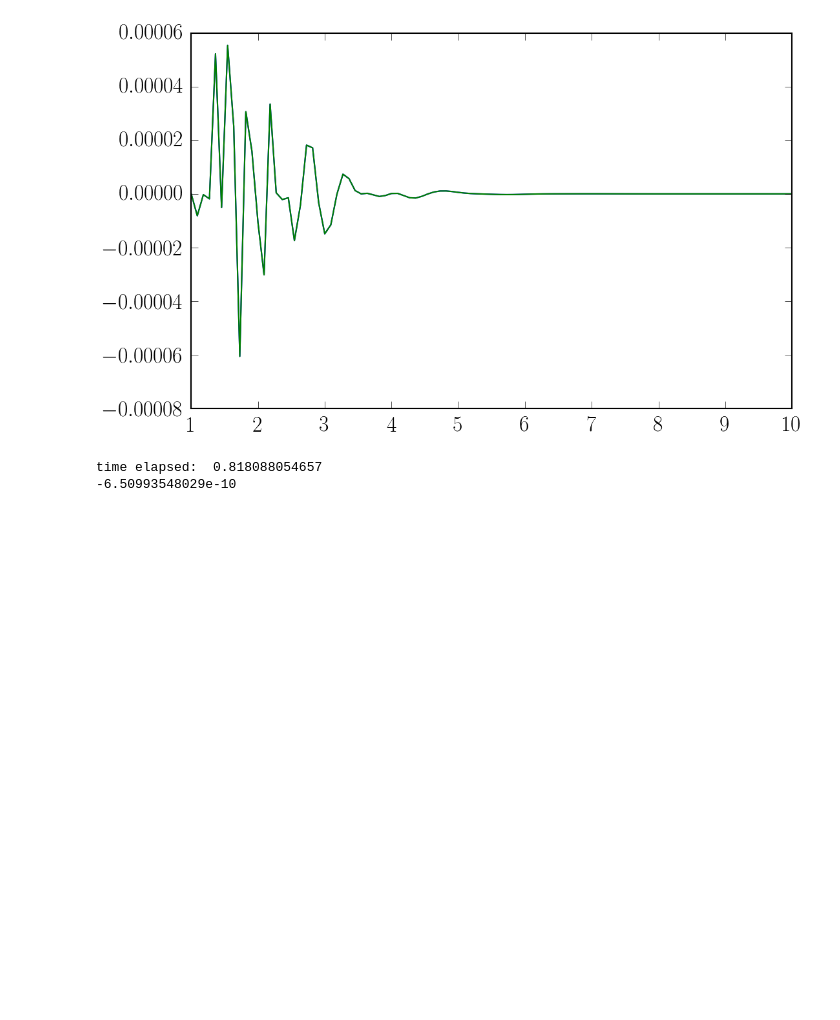
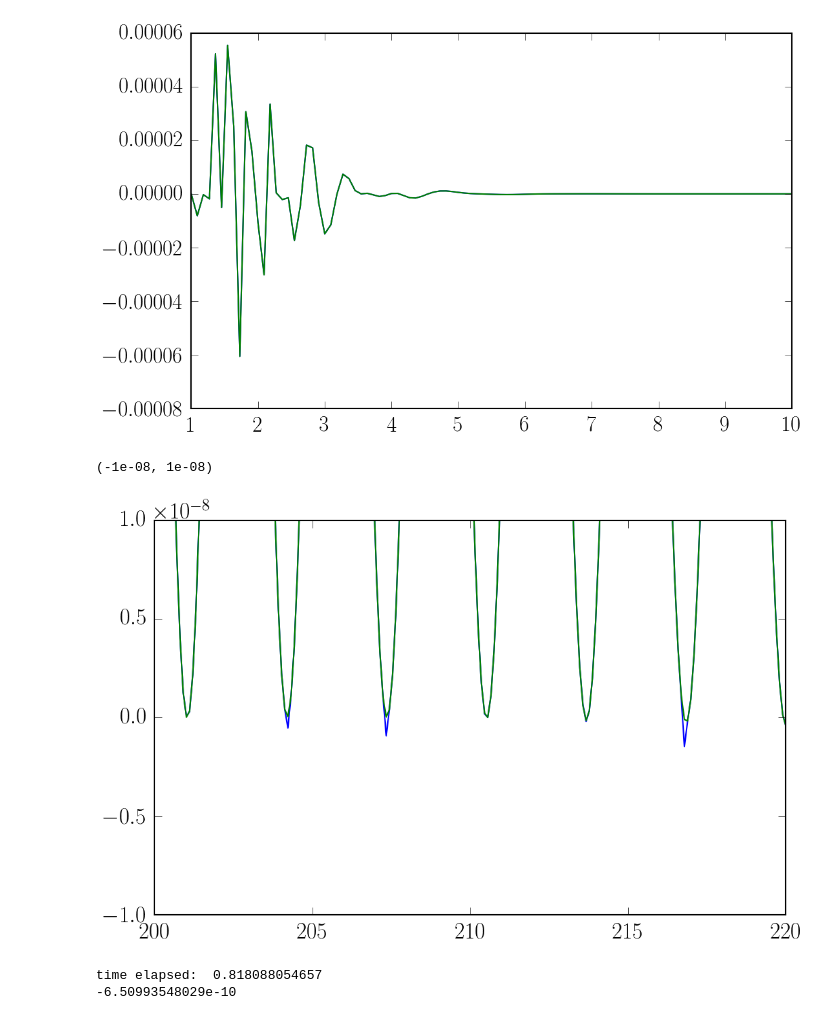
Before and after one commit to aapandy2/dielectric_tensor_tests, a Jupyter notebook: alpha_V_semianalytic.ipynb, the cells around one changed output. Drawn from its saved outputs; the diff is of its cells as text; code cells hidden in the pictures; blank space fills up the shorter version.

```diff
--- a/alpha_V_semianalytic.ipynb
+++ b/alpha_V_semianalytic.ipynb
@@ -408,6 +408,19 @@ pl.plot(gamma, np.vectorize(K_12_xi_integrated)(gamma, tau, omega).real)
 # %% [output]
 [<matplotlib.lines.Line2D at 0x...>]
 [figure]
+# %%
+#gamma = np.linspace(1., 1.01, 1000)
+#tau   = 420
+tau   = np.linspace(200., 220., 200)
+omega = 300. * omega_c
+
+#pl.plot(gamma, np.vectorize(K_12_xi_integrateda)(gamma, tau, omega))
+pl.plot(tau, np.vectorize(K_32_p_integrateda)(tau, omega))
+pl.plot(tau, np.vectorize(K_32_p_integrated1)(tau, omega, 0.01, 15.))
+pl.ylim([-0.1e-7, 0.1e-7])
+# %% [output]
+(-1e-08, 1e-08)
+[figure, added]
 # %%
 def K_32_p_integrated(tau_prime, omega):
     real_part = dblquad(lambda gamma, cos_xi: K_32_integrand(gamma, cos_xi, tau_prime, omega).real,
```
Also changed, not shown: parts of 1 cell of this notebook, 1 other file.
